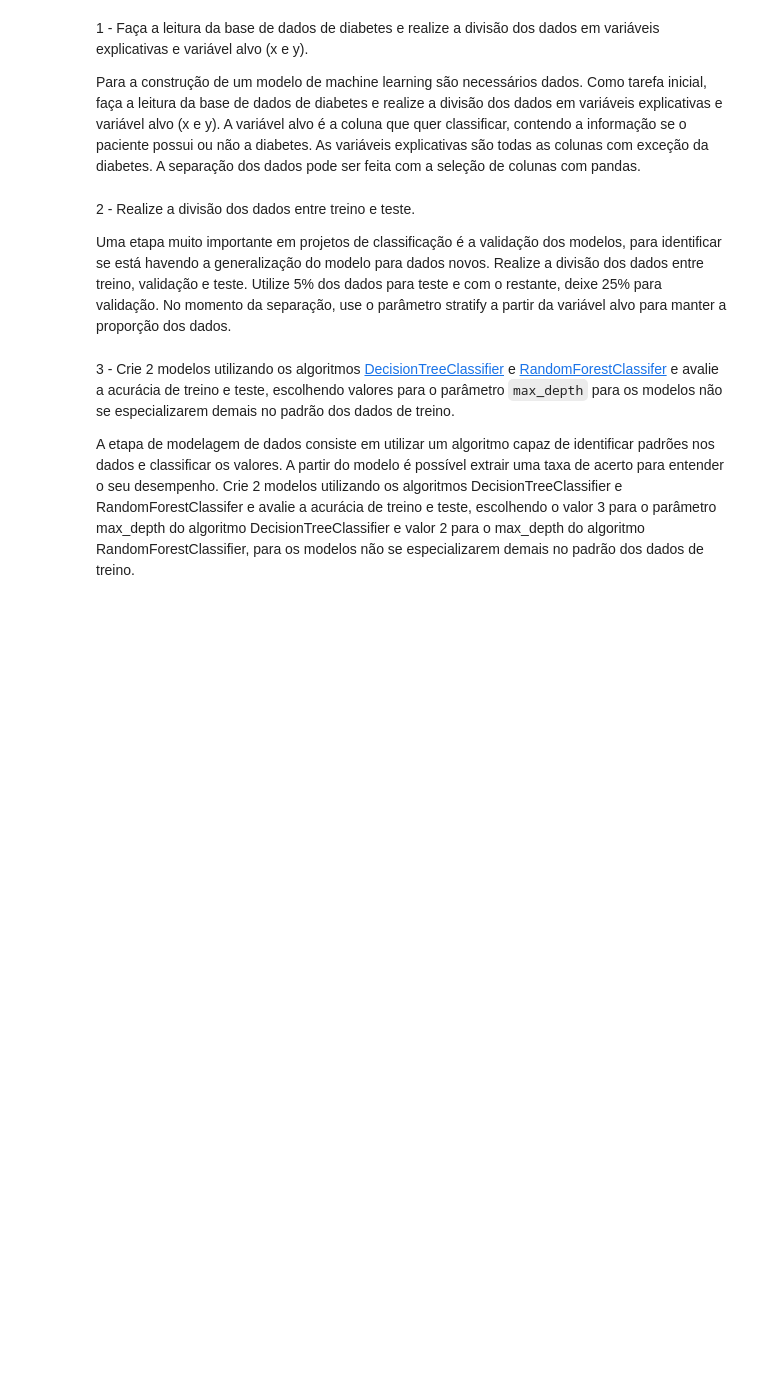
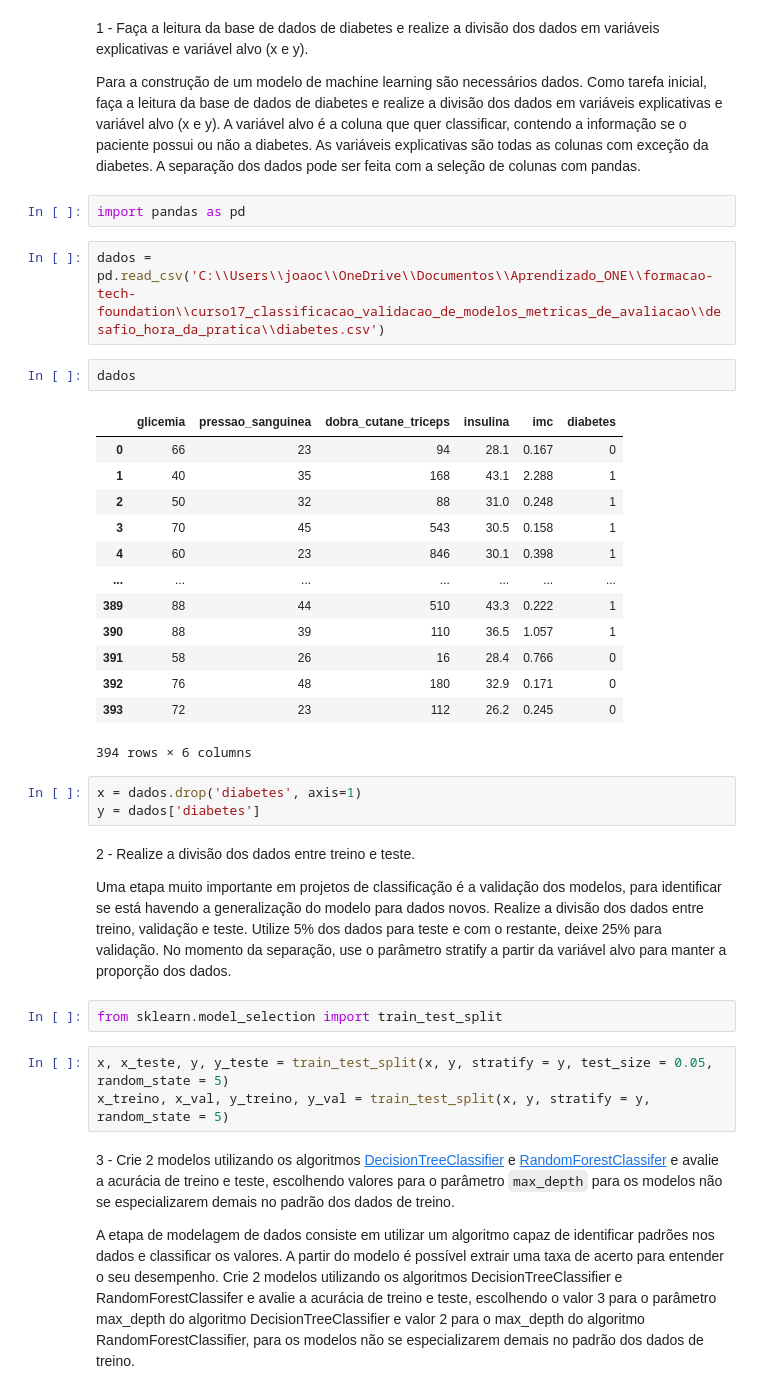
Before and after one commit to JCrpa/curso17_classificacao_validacao_de_modelos_metricas_de_avaliacao, a Jupyter notebook: desafio_hora_da_pratica/desafio_hora_da_pratica.ipynb, the cells around one changed output. Drawn from its saved outputs; the diff is of its cells as text; blank space fills up the shorter version.

```diff
--- a/desafio_hora_da_pratica/desafio_hora_da_pratica.ipynb
+++ b/desafio_hora_da_pratica/desafio_hora_da_pratica.ipynb
@@ -8,10 +8,38 @@ Esse notebook contém diversos desafios envolvendo os aprendizados de cada aula.
 1 - Faça a leitura da base de dados de diabetes e realize a divisão dos dados em variáveis explicativas e variável alvo (x e y).
 
 Para a construção de um modelo de machine learning são necessários dados. Como tarefa inicial, faça a leitura da base de dados de diabetes e realize a divisão dos dados em variáveis explicativas e variável alvo (x e y). A variável alvo é a coluna que quer classificar, contendo a informação se o paciente possui ou não a diabetes. As variáveis explicativas são todas as colunas com exceção da diabetes. A separação dos dados pode ser feita com a seleção de colunas com pandas.
+# %%
+import pandas as pd
+# %%
+dados = pd.read_csv('C:\\Users\\joaoc\\OneDrive\\Documentos\\Aprendizado_ONE\\formacao-tech-foundation\\curso17_classificacao_validacao_de_modelos_metricas_de_avaliacao\\desafio_hora_da_pratica\\diabetes.csv')
+# %%
+dados
+# %% [output]
+|  | glicemia | pressao_sanguinea | dobra_cutane_triceps | insulina | imc | diabetes |
+| 0 | 66 | 23 | 94 | 28.1 | 0.167 | 0 |
+| 1 | 40 | 35 | 168 | 43.1 | 2.288 | 1 |
+| 2 | 50 | 32 | 88 | 31.0 | 0.248 | 1 |
+| 3 | 70 | 45 | 543 | 30.5 | 0.158 | 1 |
+| 4 | 60 | 23 | 846 | 30.1 | 0.398 | 1 |
+| ... | ... | ... | ... | ... | ... | ... |
+| 389 | 88 | 44 | 510 | 43.3 | 0.222 | 1 |
+| 390 | 88 | 39 | 110 | 36.5 | 1.057 | 1 |
+| 391 | 58 | 26 | 16 | 28.4 | 0.766 | 0 |
+| 392 | 76 | 48 | 180 | 32.9 | 0.171 | 0 |
+| 393 | 72 | 23 | 112 | 26.2 | 0.245 | 0 |
+394 rows × 6 columns
+# %%
+x = dados.drop('diabetes', axis=1)
+y = dados['diabetes']
 # %% [markdown]
 2 - Realize a divisão dos dados entre treino e teste.
 
 Uma etapa muito importante em projetos de classificação é a validação dos modelos, para identificar se está havendo a generalização do modelo para dados novos. Realize a divisão dos dados entre treino, validação e teste. Utilize 5% dos dados para teste e com o restante, deixe 25% para validação. No momento da separação, use o parâmetro stratify a partir da variável alvo para manter a proporção dos dados.
+# %%
+from sklearn.model_selection import train_test_split
+# %%
+x, x_teste, y, y_teste = train_test_split(x, y, stratify = y, test_size = 0.05, random_state = 5)
+x_treino, x_val, y_treino, y_val = train_test_split(x, y, stratify = y, random_state = 5)
 # %% [markdown]
 3 - Crie 2 modelos utilizando os algoritmos [DecisionTreeClassifier](https://scikit-learn.org/stable/modules/generated/sklearn.tree.DecisionTreeClassifier.html) e [RandomForestClassifer](https://scikit-learn.org/stable/modules/generated/sklearn.ensemble.RandomForestClassifier.html) e avalie a acurácia de treino e teste, escolhendo valores para o parâmetro `max_depth` para os modelos não se especializarem demais no padrão dos dados de treino.
 
```
Also changed, not shown: parts of 7 cells of this notebook.
